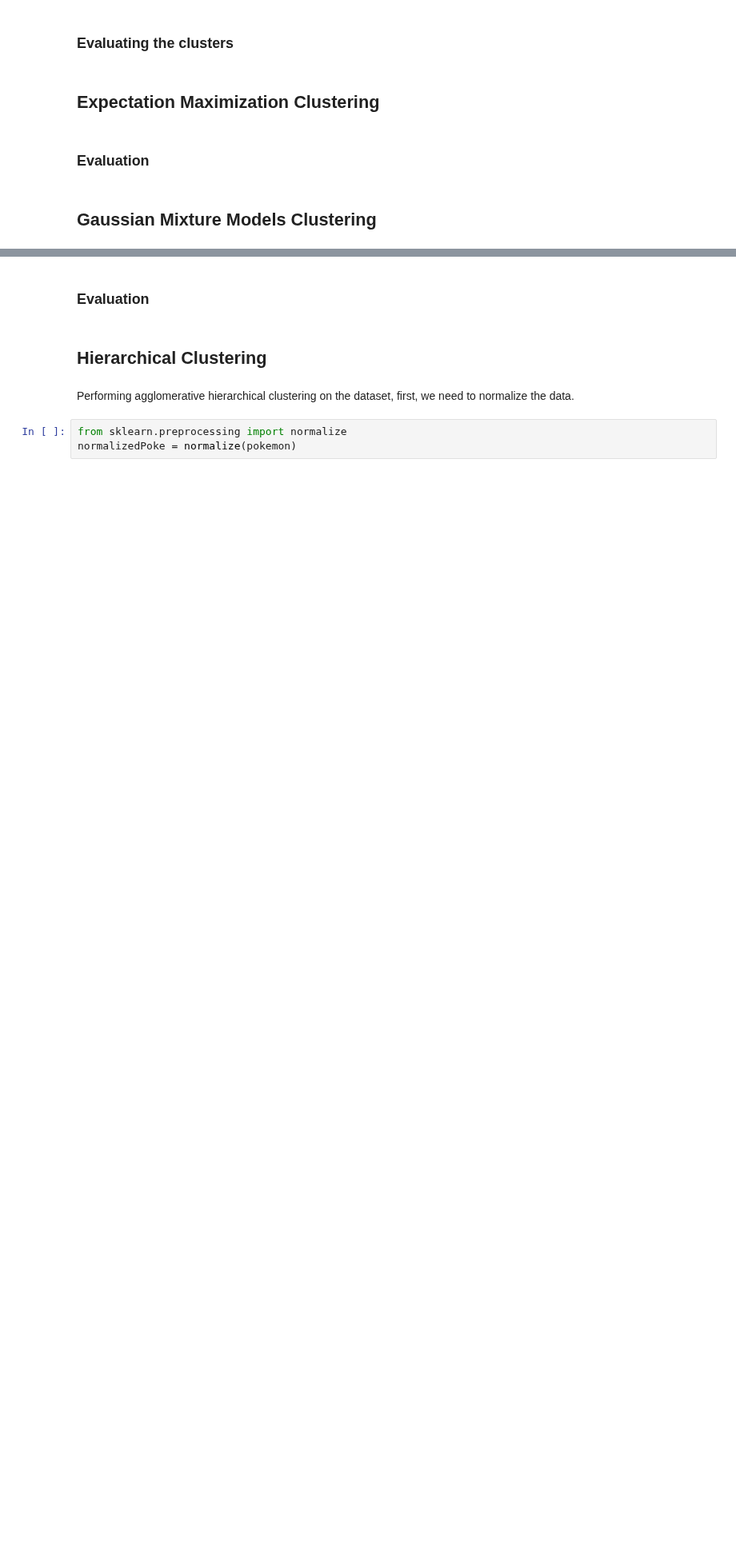
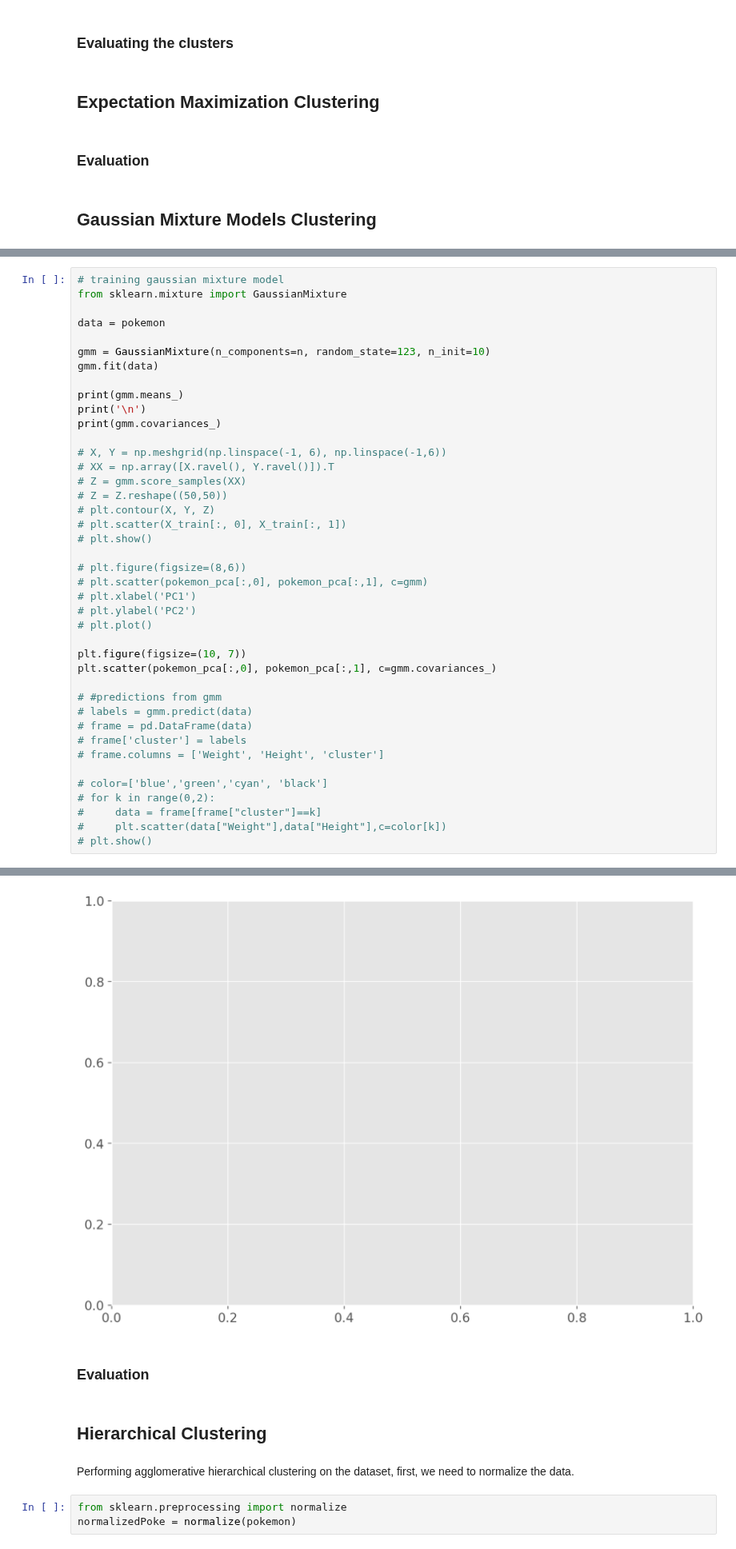
Before and after one commit to AAMAB/F21DL, a Jupyter notebook: Group17 DMML.ipynb, the cells around one changed output, grey strips where cells are left out. Shown at 80% size. Drawn from its saved outputs; the diff is of its cells as text; blank space fills up the shorter version.

```diff
--- a/Group17 DMML.ipynb
+++ b/Group17 DMML.ipynb
@@ -1220,0 +1304,42 @@ plt.show()
+# %%
+# training gaussian mixture model
+from sklearn.mixture import GaussianMixture
+
+data = pokemon
+
+gmm = GaussianMixture(n_components=n, random_state=123, n_init=10)
+gmm.fit(data)
+
+print(gmm.means_)
+print('\n')
+print(gmm.covariances_)
+
+# X, Y = np.meshgrid(np.linspace(-1, 6), np.linspace(-1,6))
+# XX = np.array([X.ravel(), Y.ravel()]).T
+# Z = gmm.score_samples(XX)
+# Z = Z.reshape((50,50))
+# plt.contour(X, Y, Z)
+# plt.scatter(X_train[:, 0], X_train[:, 1])
+# plt.show()
+
+# plt.figure(figsize=(8,6))
+# plt.scatter(pokemon_pca[:,0], pokemon_pca[:,1], c=gmm)
+# plt.xlabel('PC1')
+# plt.ylabel('PC2')
+# plt.plot()
+
+plt.figure(figsize=(10, 7))
+plt.scatter(pokemon_pca[:,0], pokemon_pca[:,1], c=gmm.covariances_)
+
+# #predictions from gmm
+# labels = gmm.predict(data)
+# frame = pd.DataFrame(data)
+# frame['cluster'] = labels
+# frame.columns = ['Weight', 'Height', 'cluster']
+
+# color=['blue','green','cyan', 'black']
+# for k in range(0,2):
+#     data = frame[frame["cluster"]==k]
+#     plt.scatter(data["Weight"],data["Height"],c=color[k])
+# plt.show()
+# %% [output]
@@ -1221,3 +1364,4 @@ plt.show()
+[figure, added]
 # %% [markdown]
 ### Evaluation
 # %% [markdown]
```
Also changed, not shown: parts of 29 cells of this notebook.
